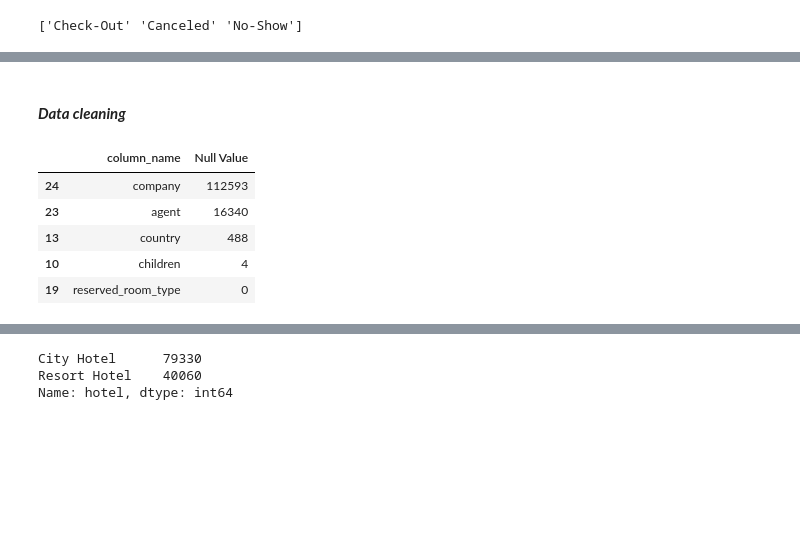
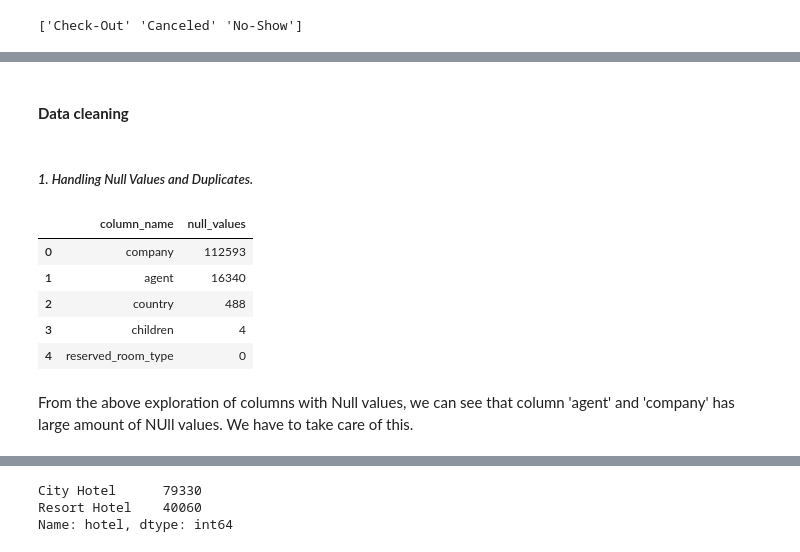
Before and after one commit to SinghUjjwal9/Hotel-Booking-Analysis-EDA, a Jupyter notebook: HotelBookingAnalysisEDA(Ujjwal_Ajit_Singh,_Cohort_Hudson).ipynb, the cells around one changed output, grey strips where cells are left out. Drawn from its saved outputs; the diff is of its cells as text; code cells hidden in the pictures; blank space fills up the shorter version.

```diff
--- a/HotelBookingAnalysisEDA(Ujjwal_Ajit_Singh,_Cohort_Hudson).ipynb
+++ b/HotelBookingAnalysisEDA(Ujjwal_Ajit_Singh,_Cohort_Hudson).ipynb
@@ -217,11 +263,14 @@ print(df_hba["reservation_status"].unique())
 # %% [markdown]
-#### <b> <i> Data cleaning
+#### <b> Data cleaning
+# %% [markdown]
+##### <i> 1. Handling Null Values and Duplicates.
 # %%
-df_hba.isnull().sum().reset_index().rename(columns={0:"Null Value","index":"column_name"}).sort_values(["Null Value"],ascending=False)[:5]
+# Checking for columns with Null values.
+df_hba.isnull().sum().reset_index().rename(columns = {"index":"column_name", 0:"null_values"}).sort_values(["null_values"], ascending = False).reset_index().drop(["index"], axis=1)[0:5]
 # %% [output]
-|  | column_name | Null Value |
-| 24 | company | 112593 |
-| 23 | agent | 16340 |
-| 13 | country | 488 |
-| 10 | children | 4 |
-| 19 | reserved_room_type | 0 |
+|  | column_name | null_values |
+| 0 | company | 112593 |
+| 1 | agent | 16340 |
+| 2 | country | 488 |
+| 3 | children | 4 |
+| 4 | reserved_room_type | 0 |
@@ -230,0 +277,3 @@ df_hba.isnull().sum().reset_index().rename(columns={0:"Null Value","index":"colu
+# %% [markdown]
+From the above exploration of columns with Null values, we can see that column 'agent' and 'company' has large amount of NUll values.
+ We have to take care of this.
```
Also changed, not shown: parts of 59 cells of this notebook.
